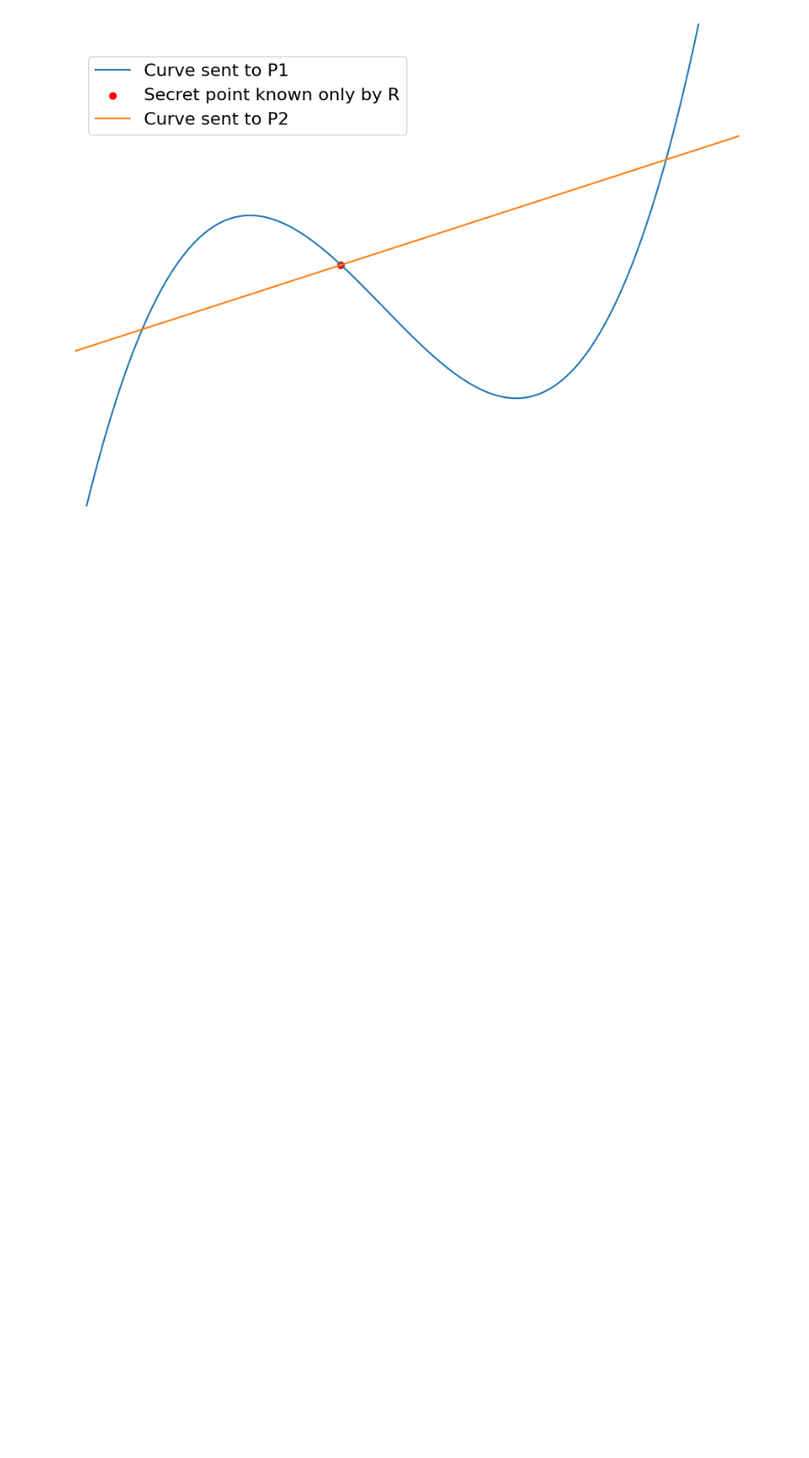
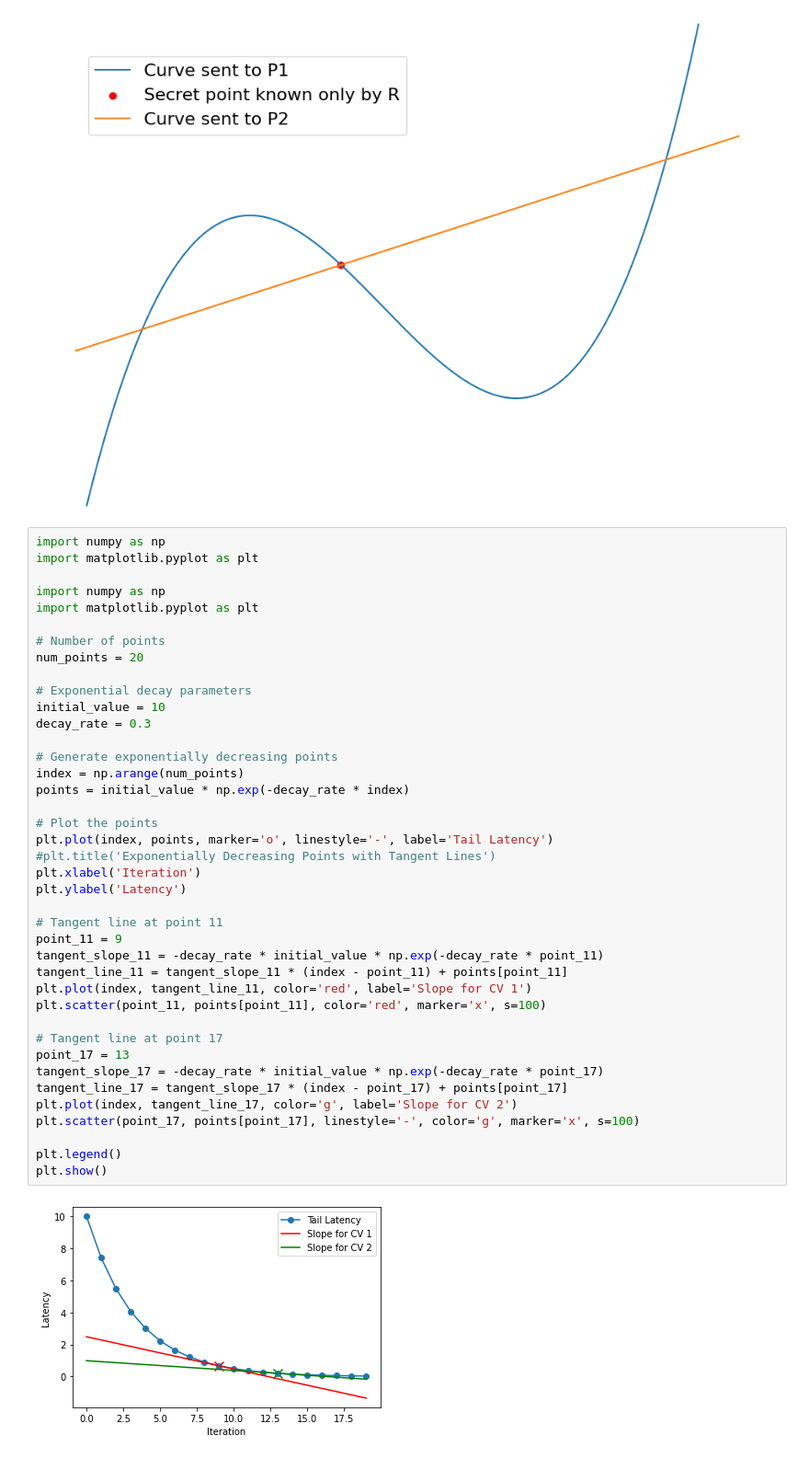
Before and after one commit to emilio-gambino/loadBoiz, a Jupyter notebook: output/ParseOutput.ipynb, the cells around one changed output. Shown at 92% size. Cells and saved outputs as stored; diff of their text form; blank space fills up the shorter version.

```diff
--- a/output/ParseOutput.ipynb
+++ b/output/ParseOutput.ipynb
@@ -193,3 +201,45 @@ plt.savefig('curves.png')
 plt.show()
 # %% [output]
 [figure]
+# %%
+import numpy as np
+import matplotlib.pyplot as plt
+
+import numpy as np
+import matplotlib.pyplot as plt
+
+# Number of points
+num_points = 20
+
+# Exponential decay parameters
+initial_value = 10
+decay_rate = 0.3
+
+# Generate exponentially decreasing points
+index = np.arange(num_points)
+points = initial_value * np.exp(-decay_rate * index)
+
+# Plot the points
+plt.plot(index, points, marker='o', linestyle='-', label='Tail Latency')
+#plt.title('Exponentially Decreasing Points with Tangent Lines')
+plt.xlabel('Iteration')
+plt.ylabel('Latency')
+
+# Tangent line at point 11
+point_11 = 9
+tangent_slope_11 = -decay_rate * initial_value * np.exp(-decay_rate * point_11)
+tangent_line_11 = tangent_slope_11 * (index - point_11) + points[point_11]
+plt.plot(index, tangent_line_11, color='red', label='Slope for CV 1')
+plt.scatter(point_11, points[point_11], color='red', marker='x', s=100)
+
+# Tangent line at point 17
+point_17 = 13
+tangent_slope_17 = -decay_rate * initial_value * np.exp(-decay_rate * point_17)
+tangent_line_17 = tangent_slope_17 * (index - point_17) + points[point_17]
+plt.plot(index, tangent_line_17, color='g', label='Slope for CV 2')
+plt.scatter(point_17, points[point_17], linestyle='-', color='g', marker='x', s=100)
+
+plt.legend()
+plt.show()
+# %% [output]
+[figure, added]
```
Also changed, not shown: parts of 1 cell of this notebook, 19 other files.
